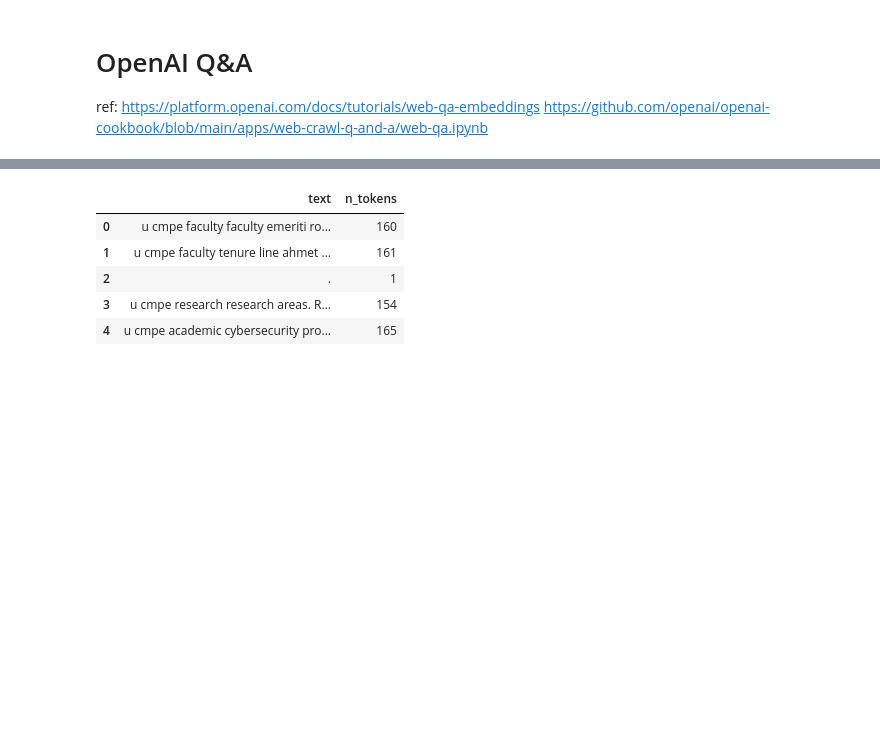
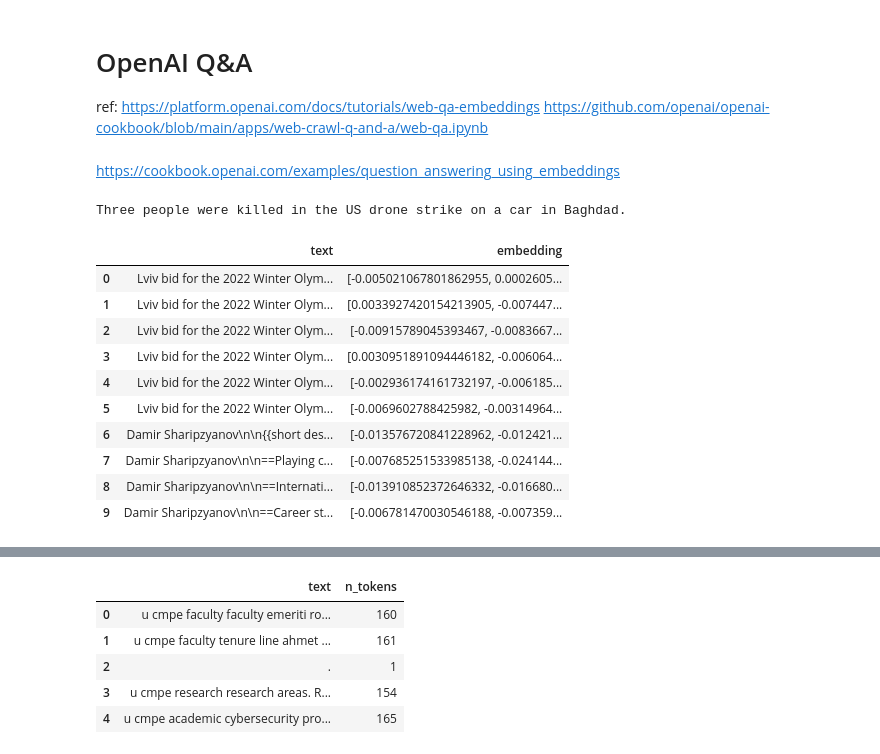
Before and after one commit to lkk688/DeepDataMiningLearning, a Jupyter notebook: dataapps/openaiqa.ipynb, the cells around one changed output, grey strips where cells are left out. Drawn from its saved outputs; the diff is of its cells as text; code cells hidden in the pictures; blank space fills up the shorter version.

```diff
--- a/dataapps/openaiqa.ipynb
+++ b/dataapps/openaiqa.ipynb
@@ -2,3 +211,5 @@
 # OpenAI Q&A
 ref: https://platform.openai.com/docs/tutorials/web-qa-embeddings
 https://github.com/openai/openai-cookbook/blob/main/apps/web-crawl-q-and-a/web-qa.ipynb
+# %% [markdown]
+https://cookbook.openai.com/examples/question_answering_using_embeddings
@@ -4,0 +223,42 @@ https://github.com/openai/openai-cookbook/blob/main/apps/web-crawl-q-and-a/web-q
+# %%
+query = f"""Use the below article to answer the subsequent question. If the answer cannot be found, write "I don't know."
+
+Article:
+\"\"\"
+{article}
+\"\"\"
+
+Question: How many people are killed?"""
+
+response = client.chat.completions.create(
+    messages=[
+        {'role': 'system', 'content': 'You answer questions about the provided article.'},
+        {'role': 'user', 'content': query},
+    ],
+    model=GPT_MODEL,
+    temperature=0,
+)
+
+print(response.choices[0].message.content)
+# %% [output]
+Three people were killed in the US drone strike on a car in Baghdad.
+# %%
+# download pre-chunked text and pre-computed embeddings
+# this file is ~200 MB, so may take a minute depending on your connection speed
+embeddings_path = "https://cdn.openai.com/API/examples/data/winter_olympics_2022.csv"
+
+df = pd.read_csv(embeddings_path)
+# %%
+df.head(10)
+# %% [output]
+|  | text | embedding |
+| 0 | Lviv bid for the 2022 Winter Olym... | [-0.005021067801862955, 0.0002605... |
+| 1 | Lviv bid for the 2022 Winter Olym... | [0.0033927420154213905, -0.007447... |
+| 2 | Lviv bid for the 2022 Winter Olym... | [-0.00915789045393467, -0.0083667... |
+| 3 | Lviv bid for the 2022 Winter Olym... | [0.0030951891094446182, -0.006064... |
+| 4 | Lviv bid for the 2022 Winter Olym... | [-0.002936174161732197, -0.006185... |
+| 5 | Lviv bid for the 2022 Winter Olym... | [-0.0069602788425982, -0.00314964... |
+| 6 | Damir Sharipzyanov\n\n{{short des... | [-0.013576720841228962, -0.012421... |
+| 7 | Damir Sharipzyanov\n\n==Playing c... | [-0.007685251533985138, -0.024144... |
+| 8 | Damir Sharipzyanov\n\n==Internati... | [-0.013910852372646332, -0.016680... |
+| 9 | Damir Sharipzyanov\n\n==Career st... | [-0.006781470030546188, -0.007359... |
```
Also changed, not shown: parts of 40 cells of this notebook, 7 other files.
